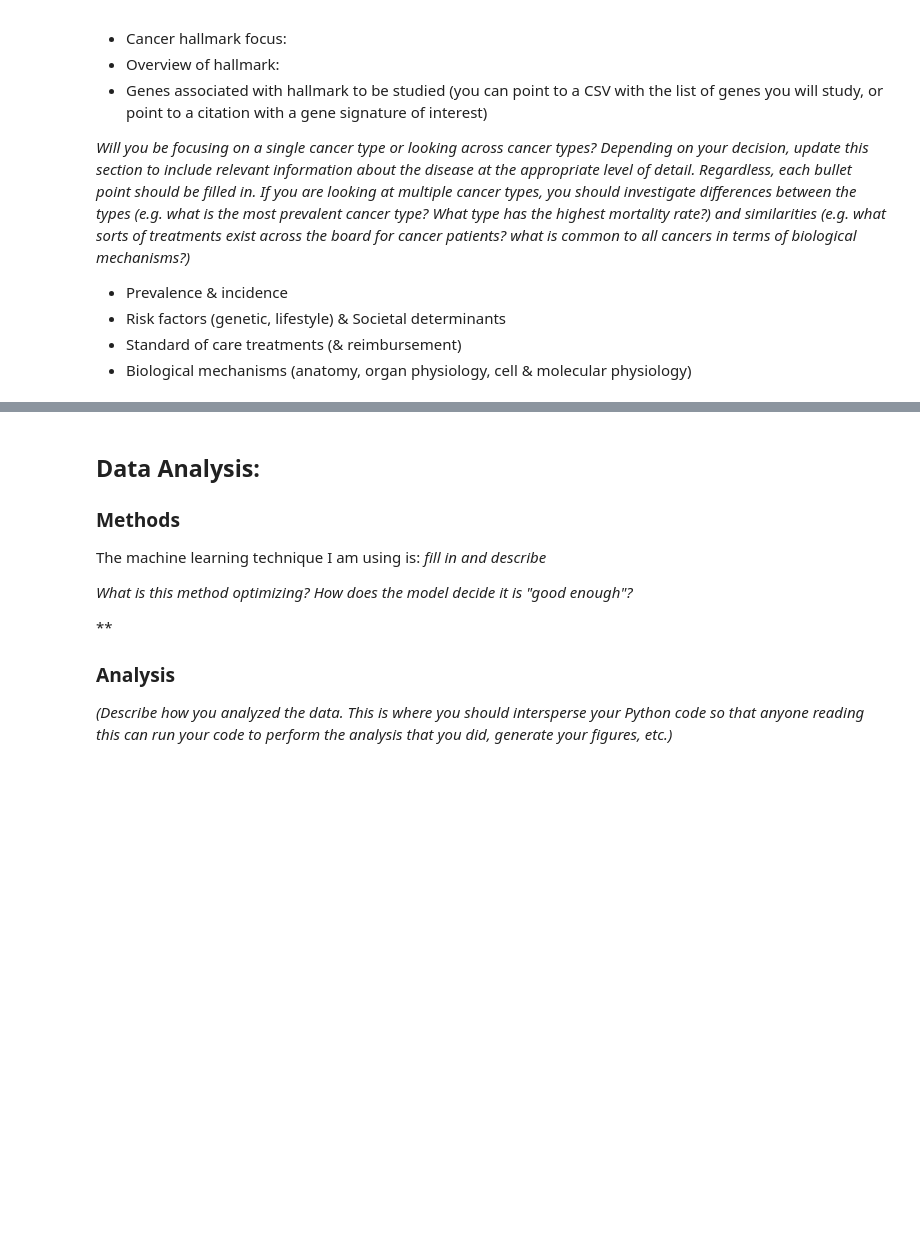
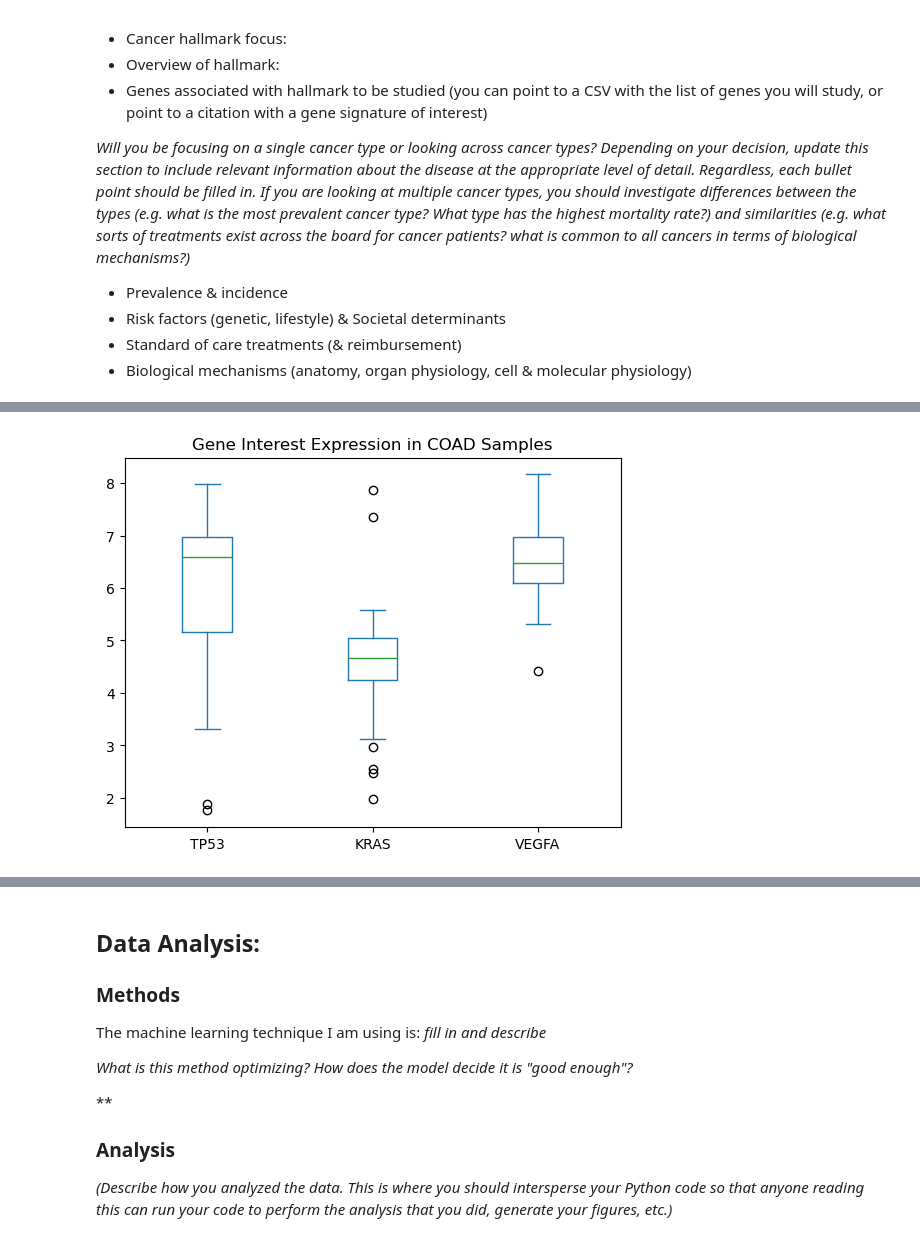
Before and after one commit to ReaganOswald/Module-4-Cancer, a Jupyter notebook: code/Module 4 Template.ipynb, the cells around one changed output, grey strips where cells are left out. Cells and saved outputs as stored; diff of their text form; code cells hidden in the pictures; blank space fills up the shorter version.

Commit message:
Data

```diff
--- a/code/Module 4 Template.ipynb
+++ b/code/Module 4 Template.ipynb
@@ -82,0 +93,9 @@ Incidence: 37.1/100,000 new cases per year (2018-2022)
+# %%
+import pandas as pd
+import matplotlib.pyplot as plt
+import seaborn as sns
+
+data = pd.read_csv(
+    r'C:\Users\Reaga\Downloads\TRAINING_SET_GSE62944_subsample_log2TPM (2).csv', index_col=0, header=0)  # can also use larger dataset with more genes
+metadata_df = pd.read_csv(
+    r'C:\Users\Reaga\OneDrive\Desktop\BME_2315\Module-4-Cancer\Module-4-Cancer\data\TRAINING_SET_GSE62944_metadata.csv', index_col=0, header=0)
@@ -82,0 +168,7 @@ Incidence: 37.1/100,000 new cases per year (2018-2022)
+# %%
+# Boxplot of Gene expression in COAD samples using PANDAS directly
+COAD_merged[['TP53', 'KRAS', 'VEGFA']].plot.box()
+plt.title("Gene Interest Expression in COAD Samples")
+plt.show()
+# %% [output]
+[figure, added]
```
Also changed, not shown: parts of 7 cells of this notebook, 1 other file.
